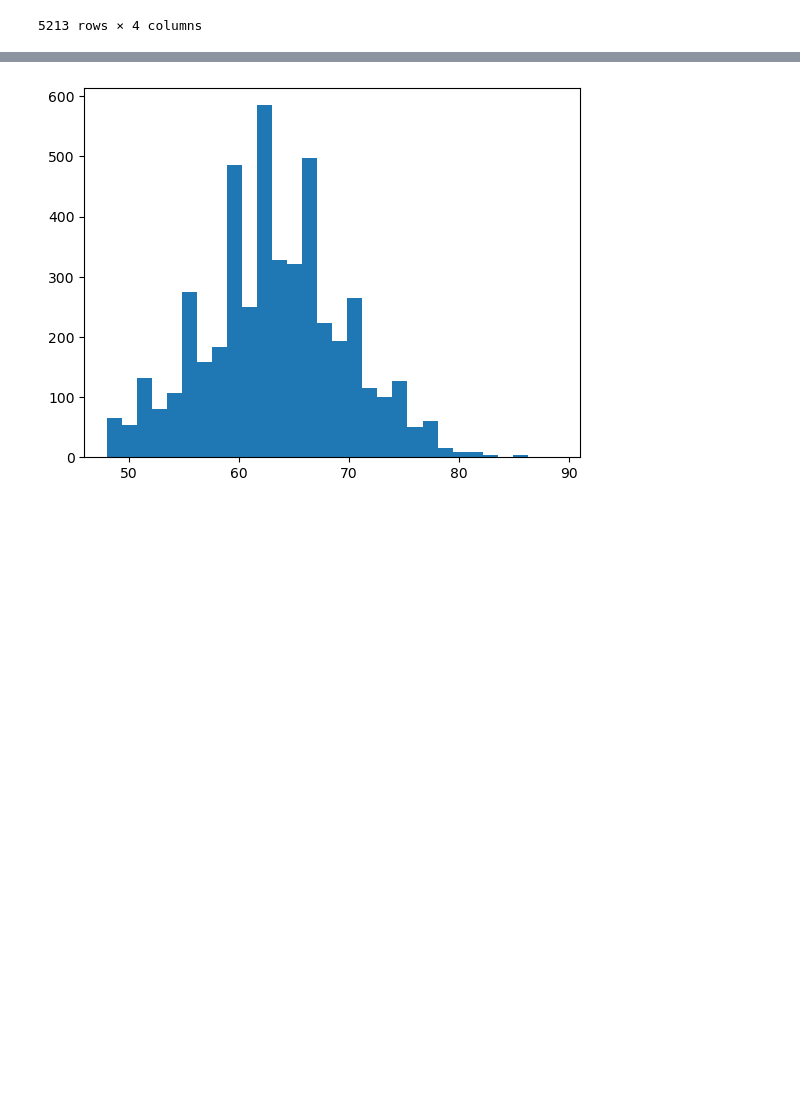
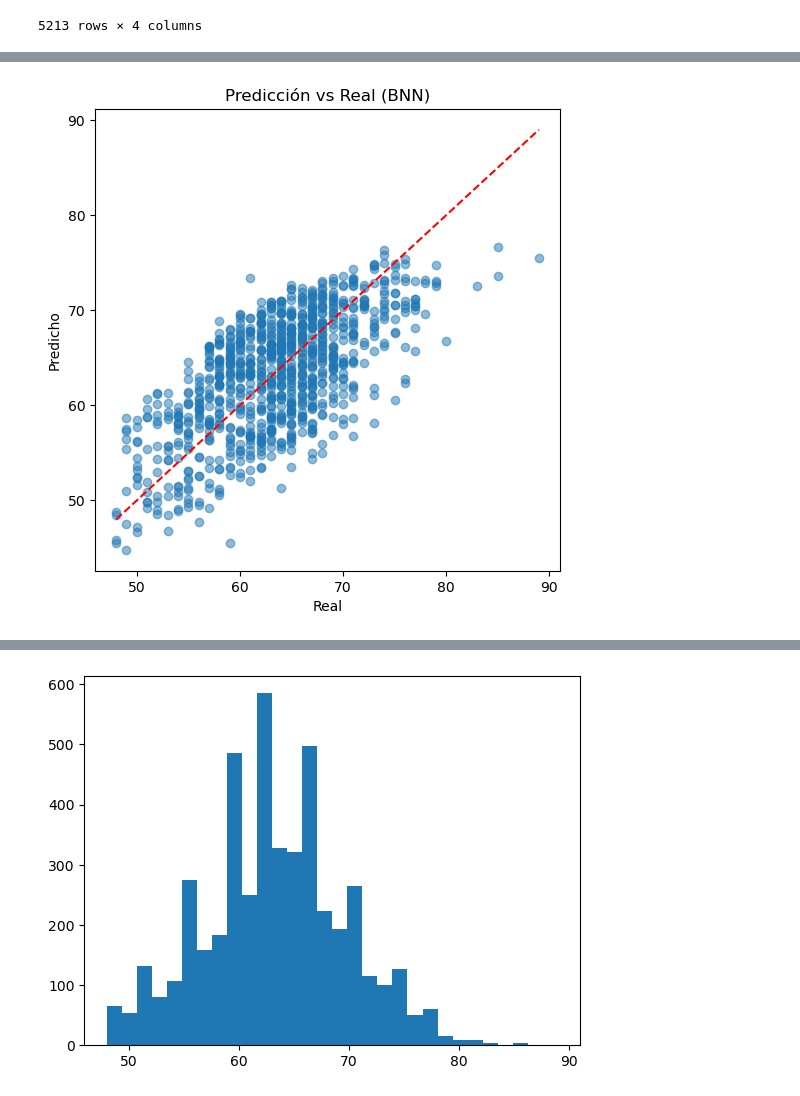
Before and after one commit to yaelrsc/Computaci-n-estad-stica-2026-2, a Jupyter notebook: MCMC/GLM/FIFA_players_overall.ipynb, the cells around one changed output, grey strips where cells are left out. Cells and saved outputs as stored; diff of their text form; code cells hidden in the pictures; blank space fills up the shorter version.

```diff
--- a/MCMC/GLM/FIFA_players_overall.ipynb
+++ b/MCMC/GLM/FIFA_players_overall.ipynb
@@ -218,0 +556,43 @@ X_gk_final = jnp.array(X_gk_final)
+# %%
+def predict_bnn(model, X, n_samples=200):
+    model.eval()
+
+    X = X.to(device)
+
+    with torch.no_grad():
+        preds = model(X, n_samples=n_samples)  # (S, B, 1)
+
+        mean = preds.mean(dim=0)   # (B,1)
+        std = preds.std(dim=0)     # (B,1)
+
+    return mean.cpu().numpy(), std.cpu().numpy()
+# %%
+# juntar todo el test set
+X_test_list = []
+y_test_list = []
+
+for X_batch, y_batch in test_loader:
+    X_test_list.append(X_batch)
+    y_test_list.append(y_batch)
+
+X_test = torch.cat(X_test_list, dim=0)
+y_test = torch.cat(y_test_list, dim=0)
+
+# 🔥 predicciones
+mean_pred, std_pred = predict_bnn(model, X_test, n_samples=200)
+# %%
+import matplotlib.pyplot as plt
+
+y_true = y_test.numpy()
+
+plt.figure(figsize=(6,6))
+plt.scatter(y_true, mean_pred, alpha=0.5)
+plt.xlabel("Real")
+plt.ylabel("Predicho")
+plt.title("Predicción vs Real (BNN)")
+plt.plot([y_true.min(), y_true.max()],
+         [y_true.min(), y_true.max()],
+         'r--')
+plt.show()
+# %% [output]
+[figure, added]
```
Also changed, not shown: parts of 23 cells of this notebook, 1 other file.
